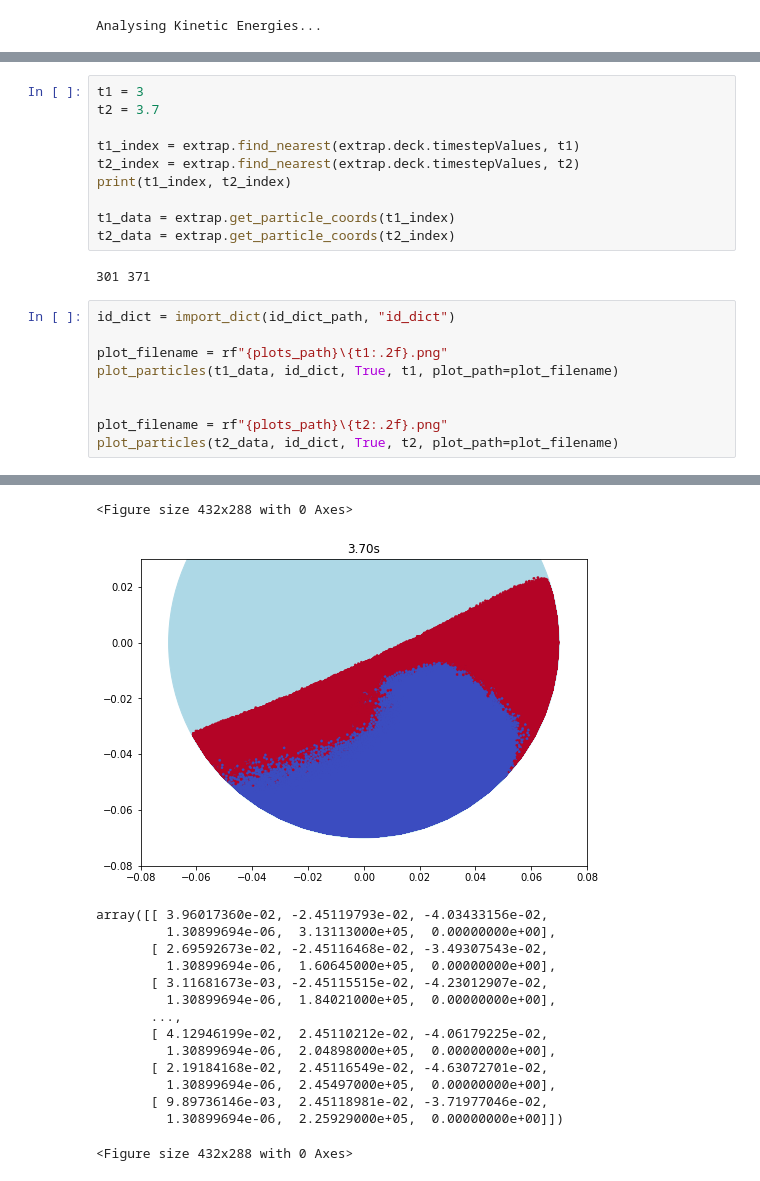
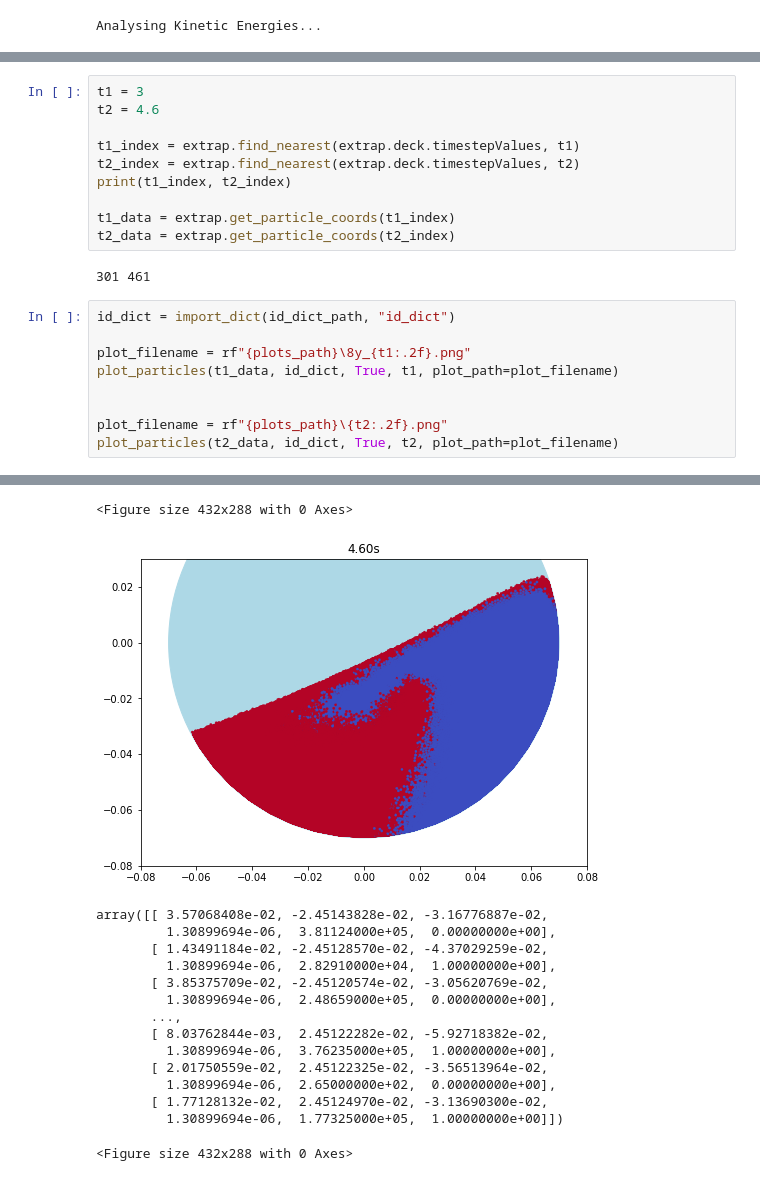
Before and after one commit to elispelis/DEM-Dissertation, a Jupyter notebook: src/dem_extr_rnn.ipynb, the cells around one changed output, grey strips where cells are left out. Drawn from its saved outputs; the diff is of its cells as text.

```diff
--- a/src/dem_extr_rnn.ipynb
+++ b/src/dem_extr_rnn.ipynb
@@ -137,6 +203,6 @@ plt.axvline(x=3.7, color='red', linestyle='--')
 # %%
 t1 = 3
-t2 = 3.7
+t2 = 4.6
 
 t1_index = extrap.find_nearest(extrap.deck.timestepValues, t1)
 t2_index = extrap.find_nearest(extrap.deck.timestepValues, t2)
@@ -145,31 +211,31 @@ print(t1_index, t2_index)
 t1_data = extrap.get_particle_coords(t1_index)
 t2_data = extrap.get_particle_coords(t2_index)
 # %% [output]
-301 371
+301 461
 # %%
 id_dict = import_dict(id_dict_path, "id_dict")
 
-plot_filename = rf"{plots_path}\{t1:.2f}.png"
+plot_filename = rf"{plots_path}\8y_{t1:.2f}.png"
 plot_particles(t1_data, id_dict, True, t1, plot_path=plot_filename)
 
 
 plot_filename = rf"{plots_path}\{t2:.2f}.png"
 plot_particles(t2_data, id_dict, True, t2, plot_path=plot_filename)
 # %% [output]
 [figure]
 <Figure size 432x288 with 0 Axes>
-[figure, old version]
+[figure, new version]
-array([[ 3.96017360e-02, -2.45119793e-02, -4.03433156e-02,
-         1.30899694e-06,  3.13113000e+05,  0.00000000e+00],
-       [ 2.69592673e-02, -2.45116468e-02, -3.49307543e-02,
-         1.30899694e-06,  1.60645000e+05,  0.00000000e+00],
-       [ 3.11681673e-03, -2.45115515e-02, -4.23012907e-02,
-         1.30899694e-06,  1.84021000e+05,  0.00000000e+00],
+array([[ 3.57068408e-02, -2.45143828e-02, -3.16776887e-02,
+         1.30899694e-06,  3.81124000e+05,  0.00000000e+00],
+       [ 1.43491184e-02, -2.45128570e-02, -4.37029259e-02,
+         1.30899694e-06,  2.82910000e+04,  1.00000000e+00],
+       [ 3.85375709e-02, -2.45120574e-02, -3.05620769e-02,
+         1.30899694e-06,  2.48659000e+05,  0.00000000e+00],
        ...,
-       [ 4.12946199e-02,  2.45110212e-02, -4.06179225e-02,
-         1.30899694e-06,  2.04898000e+05,  0.00000000e+00],
-       [ 2.19184168e-02,  2.45116549e-02, -4.63072701e-02,
-         1.30899694e-06,  2.45497000e+05,  0.00000000e+00],
-       [ 9.89736146e-03,  2.45118981e-02, -3.71977046e-02,
-         1.30899694e-06,  2.25929000e+05,  0.00000000e+00]])
+       [ 8.03762844e-03,  2.45122282e-02, -5.92718382e-02,
+         1.30899694e-06,  3.76235000e+05,  1.00000000e+00],
+       [ 2.01750559e-02,  2.45122325e-02, -3.56513964e-02,
+         1.30899694e-06,  2.65000000e+02,  0.00000000e+00],
+       [ 1.77128132e-02,  2.45124970e-02, -3.13690300e-02,
+         1.30899694e-06,  1.77325000e+05,  1.00000000e+00]])
 <Figure size 432x288 with 0 Axes>
```
Also changed, not shown: parts of 15 cells of this notebook, 1 other file.
